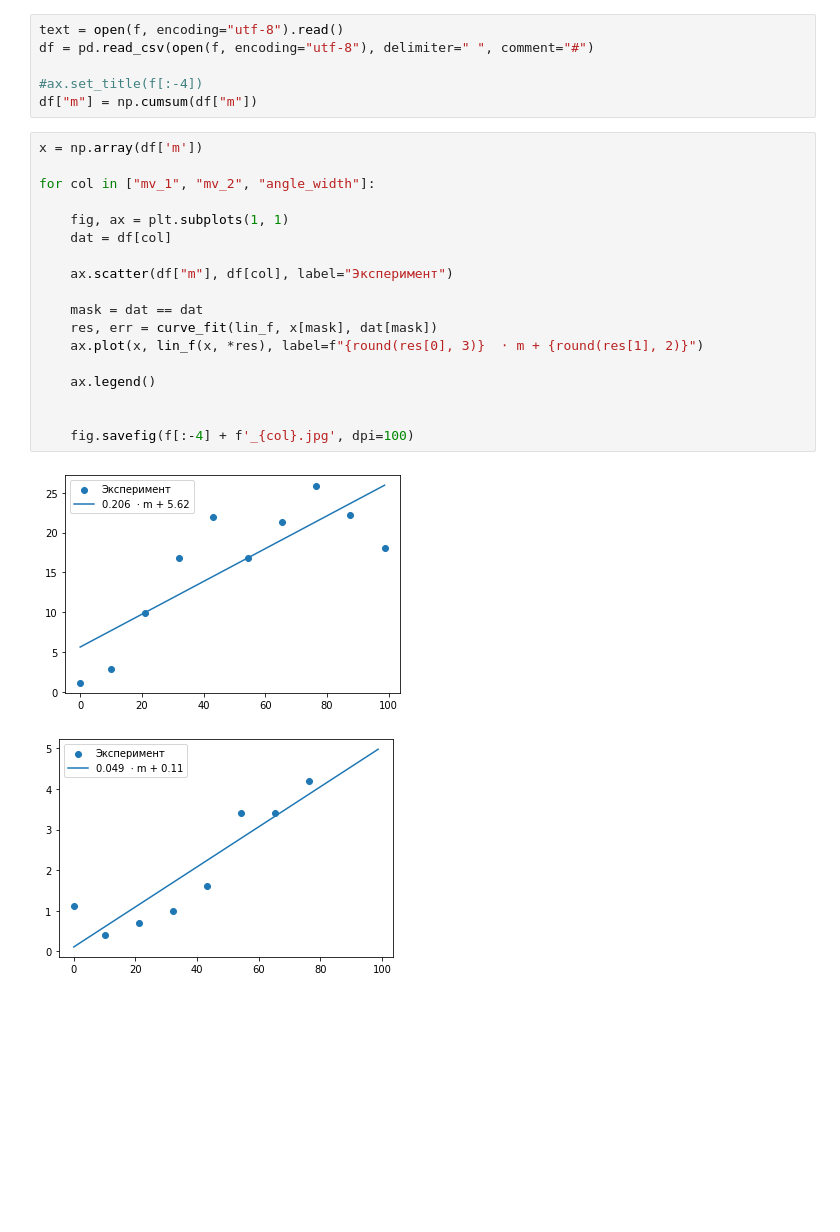
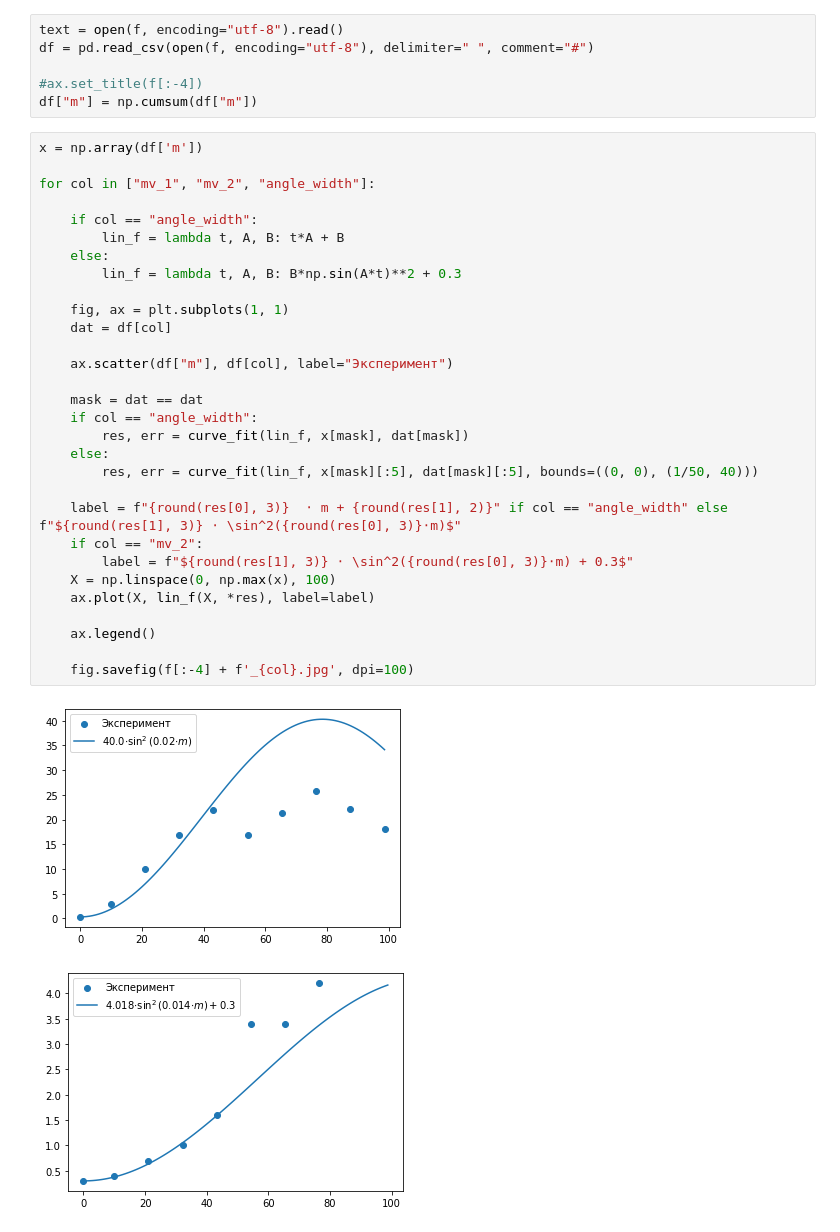
Before and after one commit to sitandr/lab, a Jupyter notebook: polaris/data/сахар/Untitled.ipynb, the cells around one changed output. Saved outputs shown, nothing was run; the diff lists cells and outputs as text; blank space fills up the shorter version.

```diff
--- a/polaris/data/сахар/Untitled.ipynb
+++ b/polaris/data/сахар/Untitled.ipynb
@@ -60,22 +60,34 @@ df["m"] = np.cumsum(df["m"])
 # %%
 x = np.array(df['m'])
 
 for col in ["mv_1", "mv_2", "angle_width"]:
+
+    if col == "angle_width":
+        lin_f = lambda t, A, B: t*A + B
+    else:
+        lin_f = lambda t, A, B: B*np.sin(A*t)**2 + 0.3
 
     fig, ax = plt.subplots(1, 1)
     dat = df[col]
 
     ax.scatter(df["m"], df[col], label="Эксперимент")
 
     mask = dat == dat
-    res, err = curve_fit(lin_f, x[mask], dat[mask])
-    ax.plot(x, lin_f(x, *res), label=f"{round(res[0], 3)}  ⋅ m + {round(res[1], 2)}")
+    if col == "angle_width":
+        res, err = curve_fit(lin_f, x[mask], dat[mask])
+    else:
+        res, err = curve_fit(lin_f, x[mask][:5], dat[mask][:5], bounds=((0, 0), (1/50, 40)))
+
+    label = f"{round(res[0], 3)}  ⋅ m + {round(res[1], 2)}" if col == "angle_width" else f"${round(res[1], 3)} ⋅ \sin^2({round(res[0], 3)}⋅m)$"
+    if col == "mv_2":
+        label = f"${round(res[1], 3)} ⋅ \sin^2({round(res[0], 3)}⋅m) + 0.3$"
+    X = np.linspace(0, np.max(x), 100)
+    ax.plot(X, lin_f(X, *res), label=label)
 
     ax.legend()
 
-
     fig.savefig(f[:-4] + f'_{col}.jpg', dpi=100)
 # %% [output]
-[figure, old version]
+[figure, new version]
-[figure, old version]
+[figure, new version]
 [figure]
```
Also changed, not shown: 5 other files.
